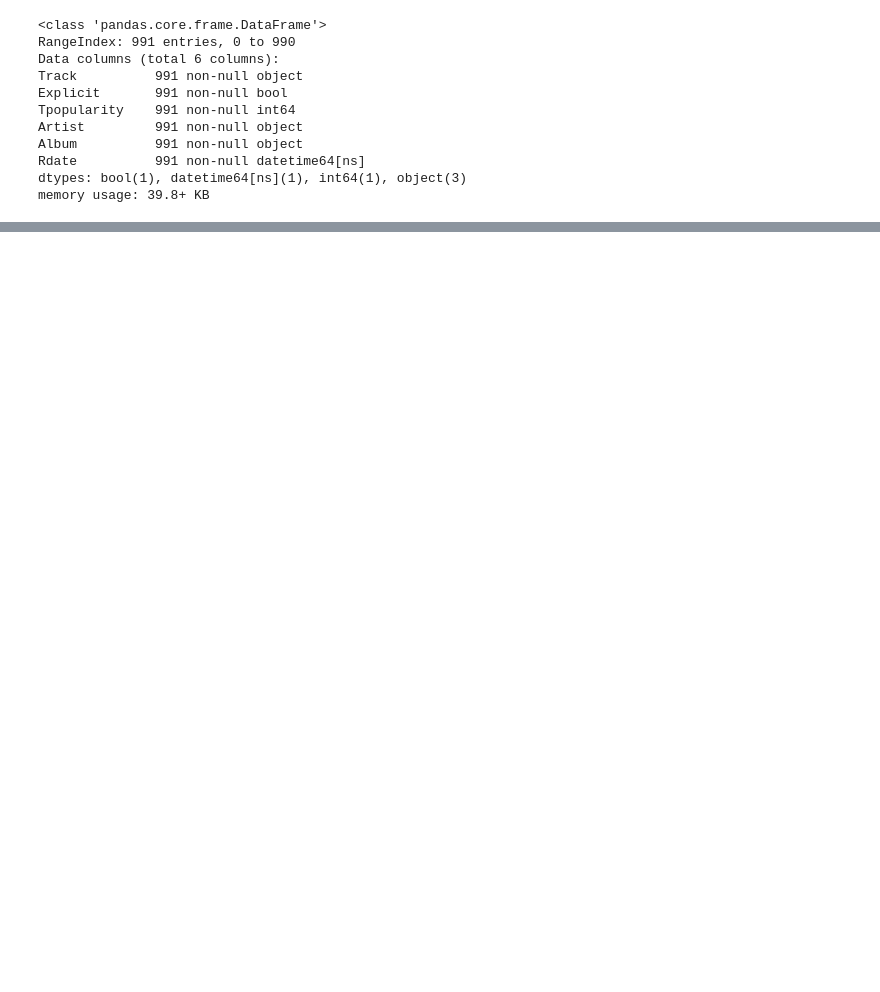
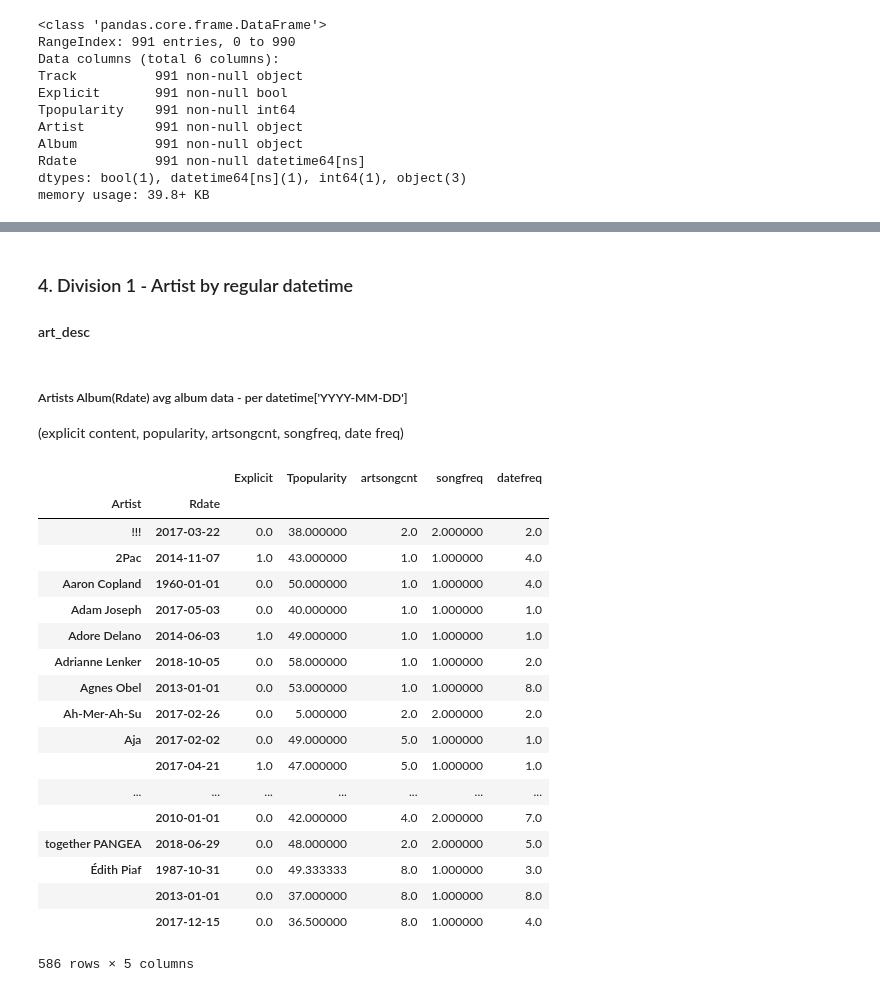
Before and after one commit to mxayon/statipy, a Jupyter notebook: Results.ipynb, the cells around one changed output, grey strips where cells are left out. Cells and saved outputs as stored; diff of their text form; code cells hidden in the pictures; blank space fills up the shorter version.

Commit message:
cleans up data for explaination

```diff
--- a/Results.ipynb
+++ b/Results.ipynb
@@ -407,0 +114,29 @@ d1['Rdate']
+# %% [markdown]
+### 4. Division 1 - Artist by regular datetime
+#### art_desc
+# %% [markdown]
+##### Artists Album(Rdate) avg album data - per datetime['YYYY-MM-DD']
+(explicit content, popularity, artsongcnt, songfreq, date freq)
+# %%
+art_desc = statidate_i.groupby(['Artist', 'Rdate'])
+art_desc.mean()
+# %% [output]
+|  |  | Explicit | Tpopularity | artsongcnt | songfreq | datefreq |
+| Artist | Rdate |  |  |  |  |  |
+| !!! | 2017-03-22 | 0.0 | 38.000000 | 2.0 | 2.000000 | 2.0 |
+| 2Pac | 2014-11-07 | 1.0 | 43.000000 | 1.0 | 1.000000 | 4.0 |
+| Aaron Copland | 1960-01-01 | 0.0 | 50.000000 | 1.0 | 1.000000 | 4.0 |
+| Adam Joseph | 2017-05-03 | 0.0 | 40.000000 | 1.0 | 1.000000 | 1.0 |
+| Adore Delano | 2014-06-03 | 1.0 | 49.000000 | 1.0 | 1.000000 | 1.0 |
+| Adrianne Lenker | 2018-10-05 | 0.0 | 58.000000 | 1.0 | 1.000000 | 2.0 |
+| Agnes Obel | 2013-01-01 | 0.0 | 53.000000 | 1.0 | 1.000000 | 8.0 |
+| Ah-Mer-Ah-Su | 2017-02-26 | 0.0 | 5.000000 | 2.0 | 2.000000 | 2.0 |
+| Aja | 2017-02-02 | 0.0 | 49.000000 | 5.0 | 1.000000 | 1.0 |
+|  | 2017-04-21 | 1.0 | 47.000000 | 5.0 | 1.000000 | 1.0 |
+| ... | ... | ... | ... | ... | ... | ... |
+|  | 2010-01-01 | 0.0 | 42.000000 | 4.0 | 2.000000 | 7.0 |
+| together PANGEA | 2018-06-29 | 0.0 | 48.000000 | 2.0 | 2.000000 | 5.0 |
+| Édith Piaf | 1987-10-31 | 0.0 | 49.333333 | 8.0 | 1.000000 | 3.0 |
+|  | 2013-01-01 | 0.0 | 37.000000 | 8.0 | 1.000000 | 8.0 |
+|  | 2017-12-15 | 0.0 | 36.500000 | 8.0 | 1.000000 | 4.0 |
+586 rows × 5 columns
```
Also changed, not shown: parts of 54 cells of this notebook.
